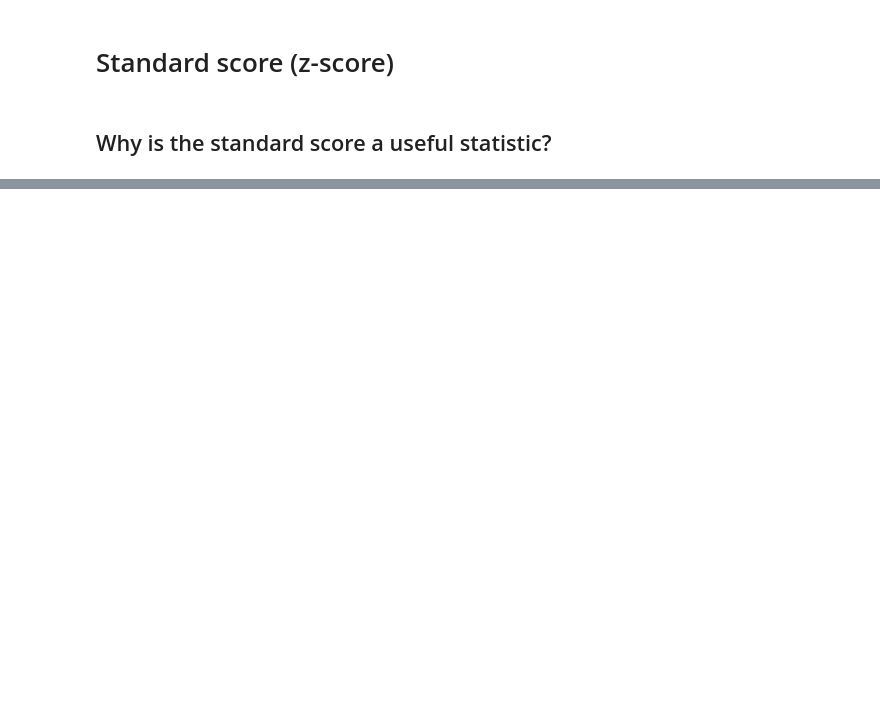
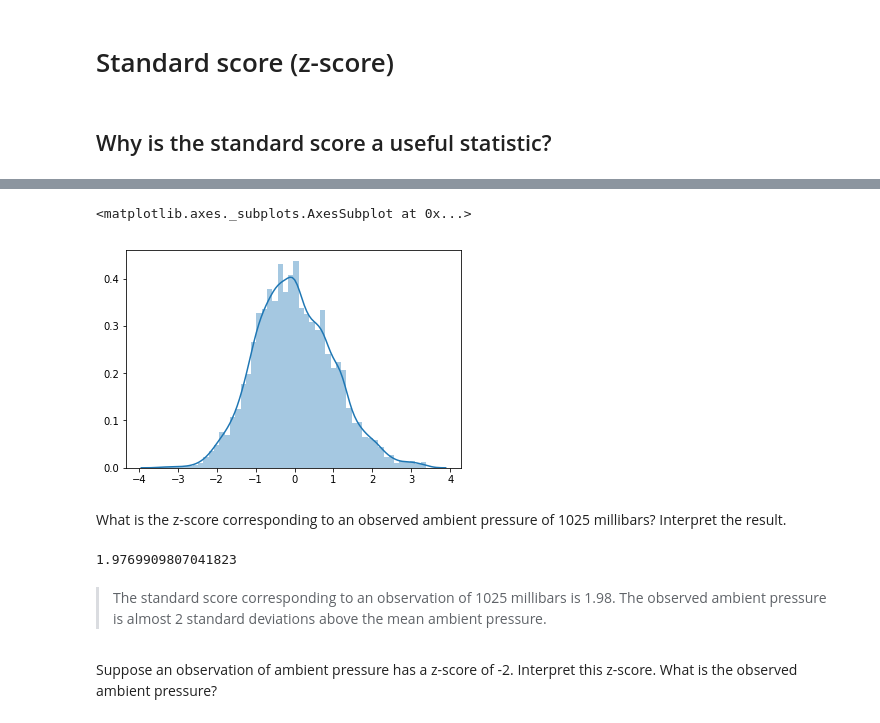
Before and after one commit to learn-co-students/normal-distribution-standard-scores-one-sample-z-test-houston-ds-082619, a Jupyter notebook: Lesson-Teacher-Version.ipynb, the cells around one changed output, grey strips where cells are left out. Drawn from its saved outputs; the diff is of its cells as text; code cells hidden in the pictures; blank space fills up the shorter version.

```diff
--- a/Lesson-Teacher-Version.ipynb
+++ b/Lesson-Teacher-Version.ipynb
@@ -81,0 +99,3 @@ def get_z_score(value, mu, sigma):
+# %%
+mu = df['AP'].mean()
+sigma = df['AP'].std()
@@ -81,0 +108,9 @@ def get_z_score(value, mu, sigma):
+# %%
+std_ambient_pressure = (df['AP'].values - mu)/sigma
+# %%
+sns.distplot(std_ambient_pressure,kde=True)
+# %% [output]
+<matplotlib.axes._subplots.AxesSubplot at 0x...>
+[figure, added]
+# %% [markdown]
+What is the z-score corresponding to an observed ambient pressure of 1025 millibars? Interpret the result.
@@ -81,0 +120,8 @@ def get_z_score(value, mu, sigma):
+# %%
+get_zscore(1025, mu, sigma)
+# %% [output]
+1.9769909807041823
+# %% [markdown]
+> The standard score corresponding to an observation of 1025 millibars is 1.98. The observed ambient pressure is almost 2 standard deviations above the mean ambient pressure.
+# %% [markdown]
+Suppose an observation of ambient pressure has a z-score of -2. Interpret this z-score. What is the observed ambient pressure?
```
Also changed, not shown: parts of 19 cells of this notebook, 1 other file.
